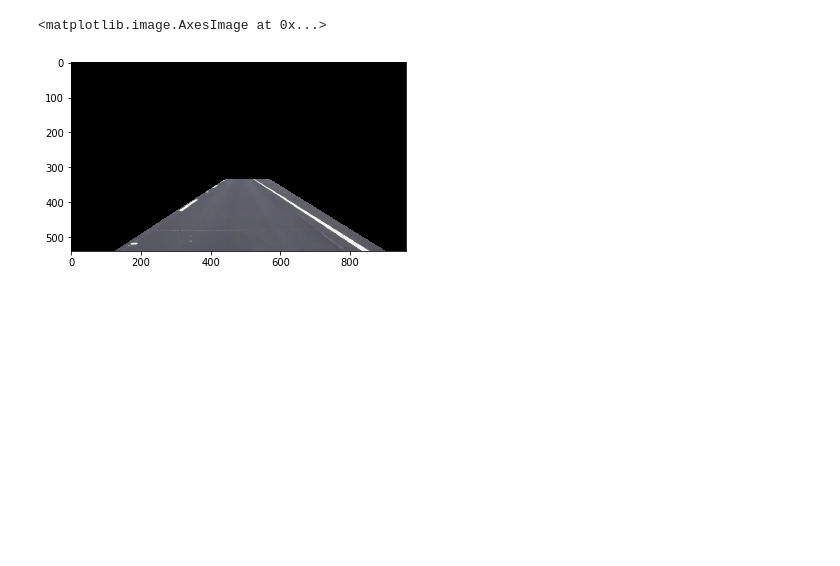
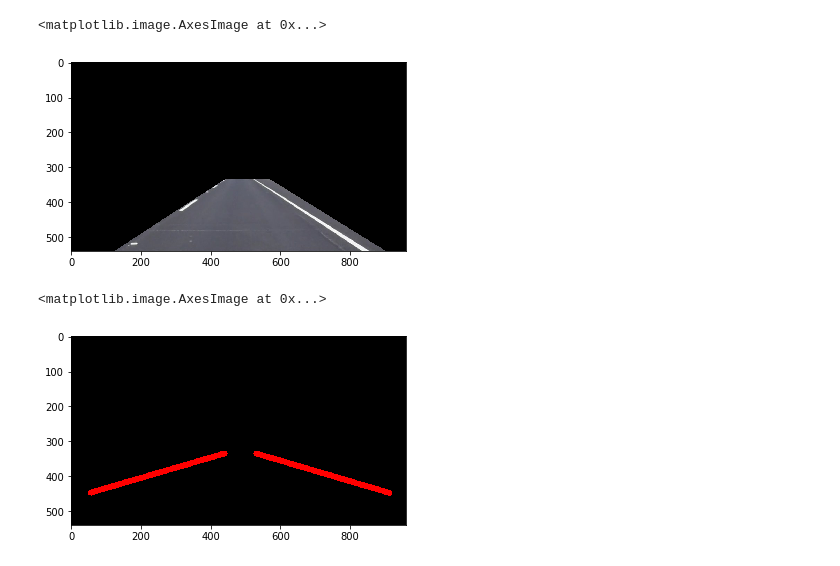
Before and after one commit to mohsenpour/lane_detection, a Jupyter notebook: lane_detection.ipynb, the cells around one changed output. Saved outputs shown, nothing was run; the diff lists cells and outputs as text; code cells hidden in the pictures; blank space fills up the shorter version.

Commit message:
added hough_lines function to lane_detection notebook

```diff
--- a/lane_detection.ipynb
+++ b/lane_detection.ipynb
@@ -111,7 +111,18 @@ def draw_lines(img, lines, color=[255, 0, 0],thickness=15):
     if not(math.isnan(rightSlope)) and not(math.isinf(rightSlope)):
         startingPointRight = (startingPointRightX,startingPointRightY)
         endingPointRight = (int(startingPointRightX+lineLength*1/(math.sqrt(1+rightSlope**2))),int(startingPointRightY+lineLength*rightSlope/(math.sqrt(1+rightSlope**2))))
-        cv2.line(img,startingPointRight,,color,thickness)
+        cv2.line(img,startingPointRight,endingPointRight,color,thickness)
+
+def hough_lines(img, rho, theta, threshold, min_line_len, max_line_gap):
+    '''
+    'img' should be the output of a Canny transform.
+
+    Returns an image with hough lines drawn.
+    '''
+    lines = cv2.HoughLinesP(img, rho,theta, threshold,np.array([]), minLineLength = min_line_len, maxLineGap=max_line_gap)
+    line_img = np.zeros((img.shape[0],img.shape[1],3), dtype=np.uint8)
+    draw_lines(line_img,lines)
+    return line_img
 # %% [markdown]
 ### Testing Area
 # %%
@@ -145,3 +156,14 @@ plt.imshow(region_of_interest((image),[polygon]))
 # %% [output]
 <matplotlib.image.AxesImage at 0x...>
 [figure]
+# %%
+theta = np.pi/180
+rho = 1
+threshold = 40
+min_line_len = 1
+max_line_gap = 2
+# %%
+plt.imshow(hough_lines(canny(gaussian_blur(grayscale(image),5),100,200),rho, theta, threshold, min_line_len,max_line_gap),cmap='gray')
+# %% [output]
+<matplotlib.image.AxesImage at 0x...>
+[figure, added]
```
